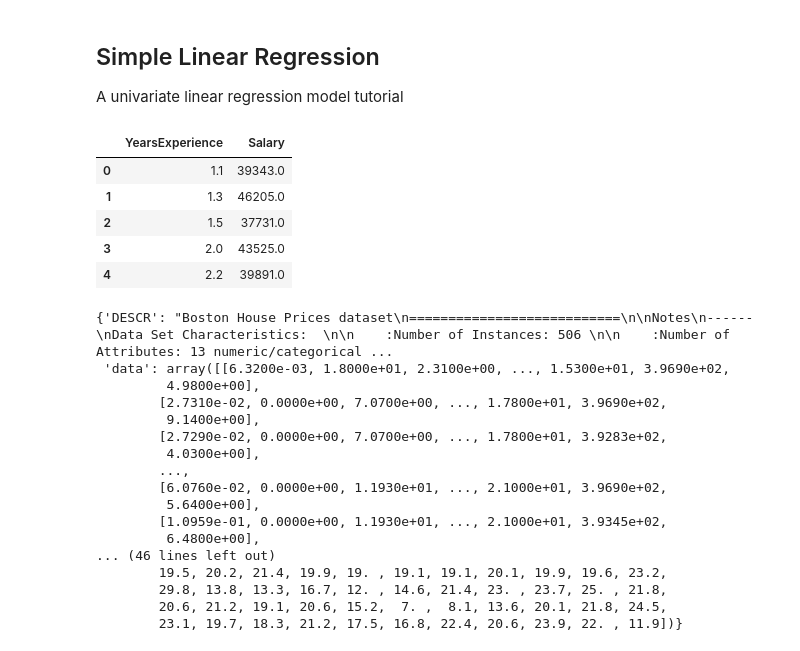
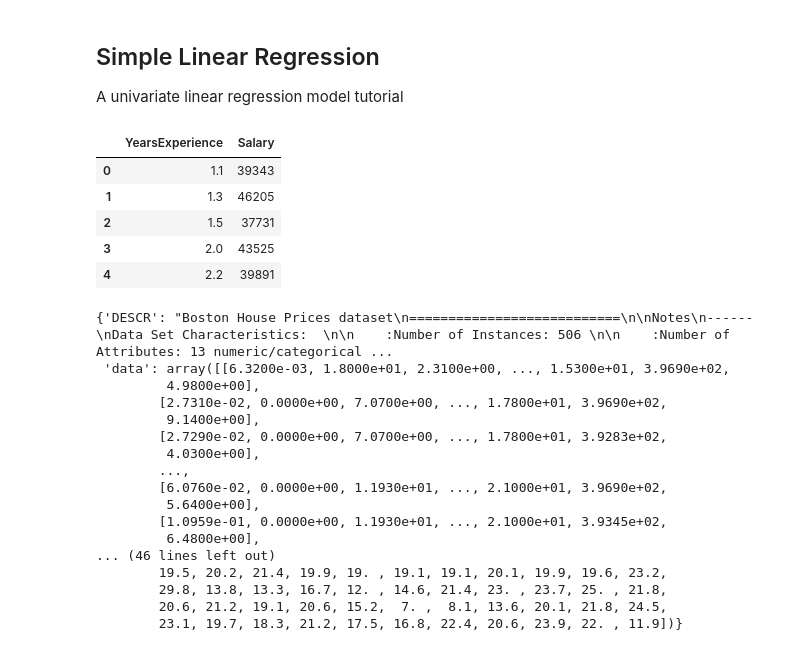
Before and after one commit to praveengurrapu/MLCourse, a Jupyter notebook: generalized_linear_models/Linear Regression.ipynb, the cells around one changed output. Saved outputs shown, nothing was run; the diff lists cells and outputs as text; code cells hidden in the pictures.

```diff
--- a/generalized_linear_models/Linear Regression.ipynb
+++ b/generalized_linear_models/Linear Regression.ipynb
@@ -6,16 +6,22 @@ from sklearn.model_selection import train_test_split
 # %% [markdown]
 ## Simple Linear Regression
 A univariate linear regression model tutorial
-# %%
-df = pd.read_csv('./data/salaryData.csv')
-df.head()
-# %% [output]
-|  | YearsExperience | Salary |
-| 0 | 1.1 | 39343.0 |
-| 1 | 1.3 | 46205.0 |
-| 2 | 1.5 | 37731.0 |
-| 3 | 2.0 | 43525.0 |
-| 4 | 2.2 | 39891.0 |
+# %%
+df = pd.DataFrame({'YearsExperience':[1.1, 1.3, 1.5, 2, 2.2, 2.9, 3, 3.2, 3.2, 3.7, 3.9,
+                                      4, 4, 4.1, 4.5, 4.9, 5.1, 5.3, 5.9, 6, 6.8, 7.1, 7.9,
+                                      8.2, 8.7, 9, 9.5, 9.6, 10.3, 10.5],
+                   'Salary': [39343, 46205, 37731, 43525, 39891, 56642, 60150, 54445, 64445,
+                              57189, 63218, 55794, 56957, 57081, 61111, 67938, 66029, 83088,
+                              81363, 93940, 91738, 98273, 101302, 113812, 109431, 105582,
+                              116969, 112635, 122391, 121872]})
+df.head()
+# %% [output]
+|  | YearsExperience | Salary |
+| 0 | 1.1 | 39343 |
+| 1 | 1.3 | 46205 |
+| 2 | 1.5 | 37731 |
+| 3 | 2.0 | 43525 |
+| 4 | 2.2 | 39891 |
 # %%
 x = df.iloc[:, :-1].values
 y = df.iloc[:, 1].values
```
